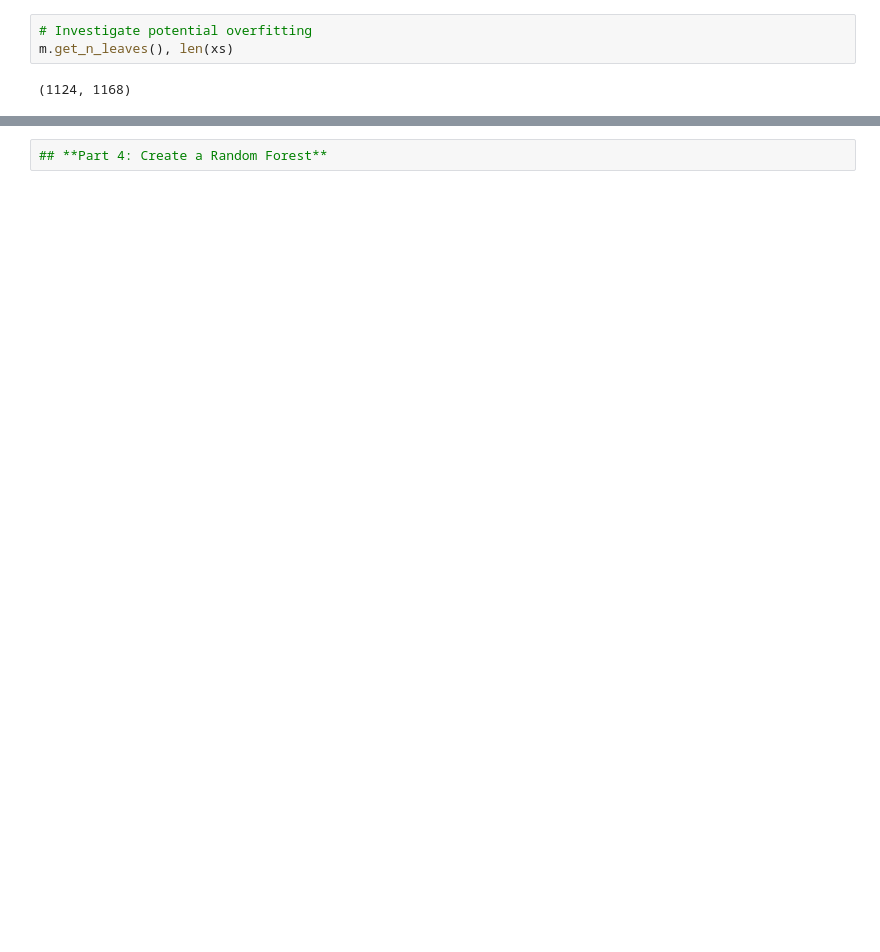
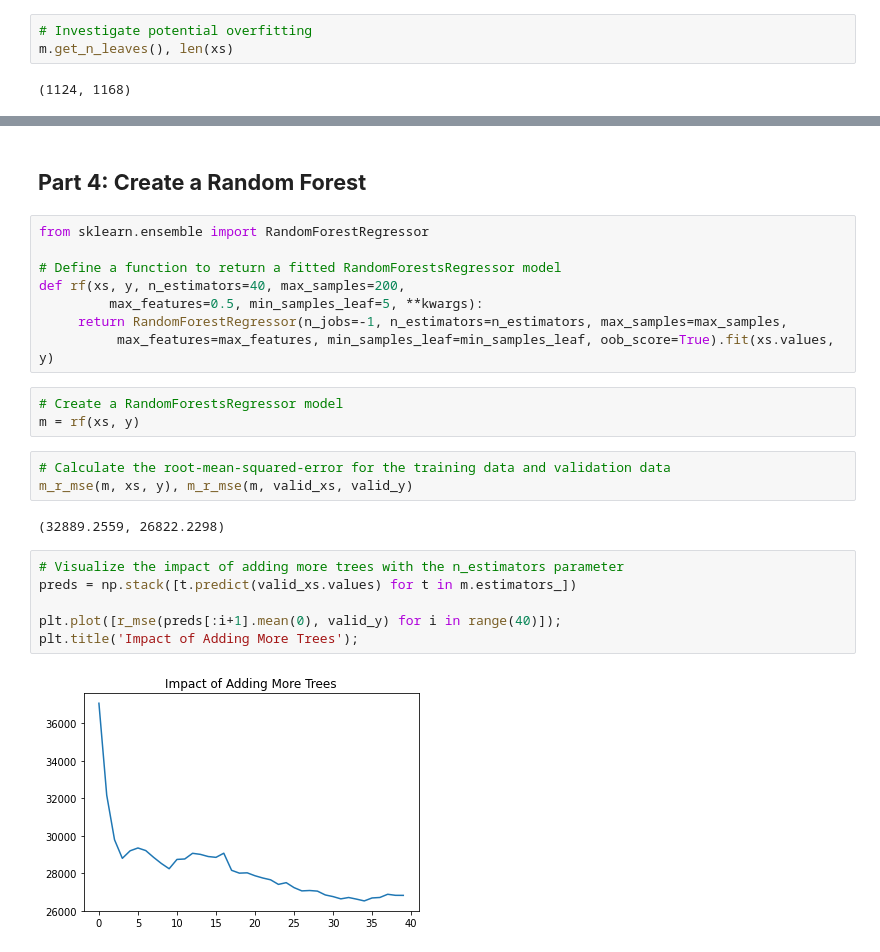
Before and after one commit to aewurm98/house_price_predictions, a Jupyter notebook: house_price_predictions.ipynb, the cells around one changed output, grey strips where cells are left out. Cells and saved outputs as stored; diff of their text form; blank space fills up the shorter version.

Commit message:
Built Random Forest

```diff
--- a/house_price_predictions.ipynb
+++ b/house_price_predictions.ipynb
@@ -260,2 +271,26 @@ m.get_n_leaves()
-# %%
-## **Part 4: Create a Random Forest**
+# %% [markdown]
+## **Part 4: Create a Random Forest**
+# %%
+from sklearn.ensemble import RandomForestRegressor
+
+# Define a function to return a fitted RandomForestsRegressor model
+def rf(xs, y, n_estimators=40, max_samples=200,
+         max_features=0.5, min_samples_leaf=5, **kwargs):
+     return RandomForestRegressor(n_jobs=-1, n_estimators=n_estimators, max_samples=max_samples,
+          max_features=max_features, min_samples_leaf=min_samples_leaf, oob_score=True).fit(xs.values, y)
+# %%
+# Create a RandomForestsRegressor model
+m = rf(xs, y)
+# %%
+# Calculate the root-mean-squared-error for the training data and validation data
+m_r_mse(m, xs, y), m_r_mse(m, valid_xs, valid_y)
+# %% [output]
+(32889.2559, 26822.2298)
+# %%
+# Visualize the impact of adding more trees with the n_estimators parameter
+preds = np.stack([t.predict(valid_xs.values) for t in m.estimators_])
+
+plt.plot([r_mse(preds[:i+1].mean(0), valid_y) for i in range(40)]);
+plt.title('Impact of Adding More Trees');
+# %% [output]
+[figure, added]
```
Also changed, not shown: parts of 38 cells of this notebook, 6 other files.
